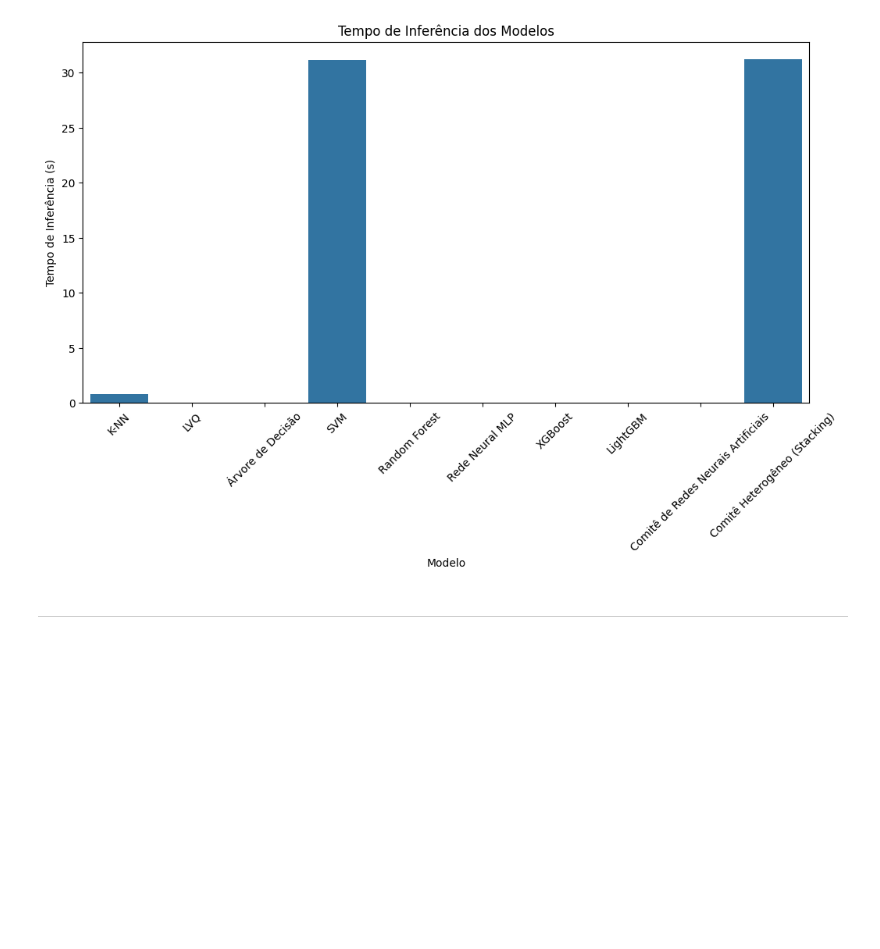
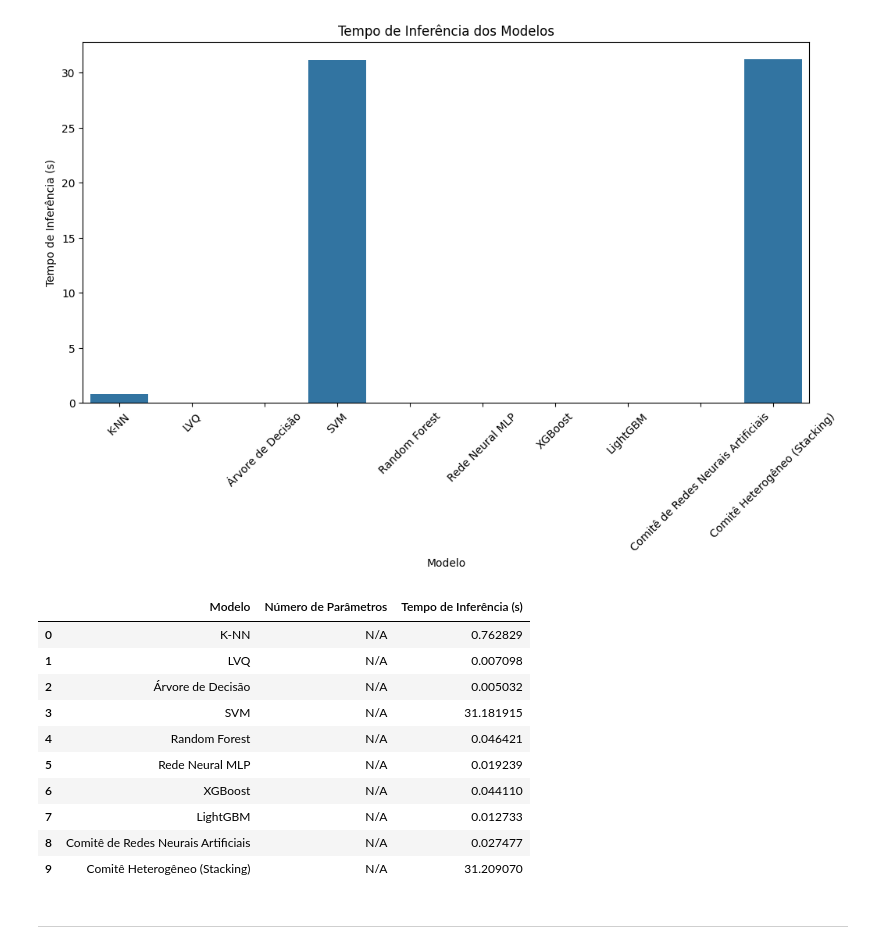
Before and after one commit to KarolineCostadaSilva/diabetes, a Jupyter notebook: relatorio_final copy.ipynb, the cells around one changed output. Cells and saved outputs as stored; diff of their text form; code cells hidden in the pictures; blank space fills up the shorter version.

```diff
--- a/relatorio_final copy.ipynb
+++ b/relatorio_final copy.ipynb
@@ -1678,6 +1256,20 @@ plt.show()
 9                31.209070
 [figure]
 [figure]
+# %%
+complexity_df
+# %% [output]
+|  | Modelo | Número de Parâmetros | Tempo de Inferência (s) |
+| 0 | K-NN | N/A | 0.762829 |
+| 1 | LVQ | N/A | 0.007098 |
+| 2 | Árvore de Decisão | N/A | 0.005032 |
+| 3 | SVM | N/A | 31.181915 |
+| 4 | Random Forest | N/A | 0.046421 |
+| 5 | Rede Neural MLP | N/A | 0.019239 |
+| 6 | XGBoost | N/A | 0.044110 |
+| 7 | LightGBM | N/A | 0.012733 |
+| 8 | Comitê de Redes Neurais Artificiais | N/A | 0.027477 |
+| 9 | Comitê Heterogêneo (Stacking) | N/A | 31.209070 |
 # %% [markdown]
 ----
 # %% [markdown]
```
Also changed, not shown: parts of 13 cells of this notebook.
